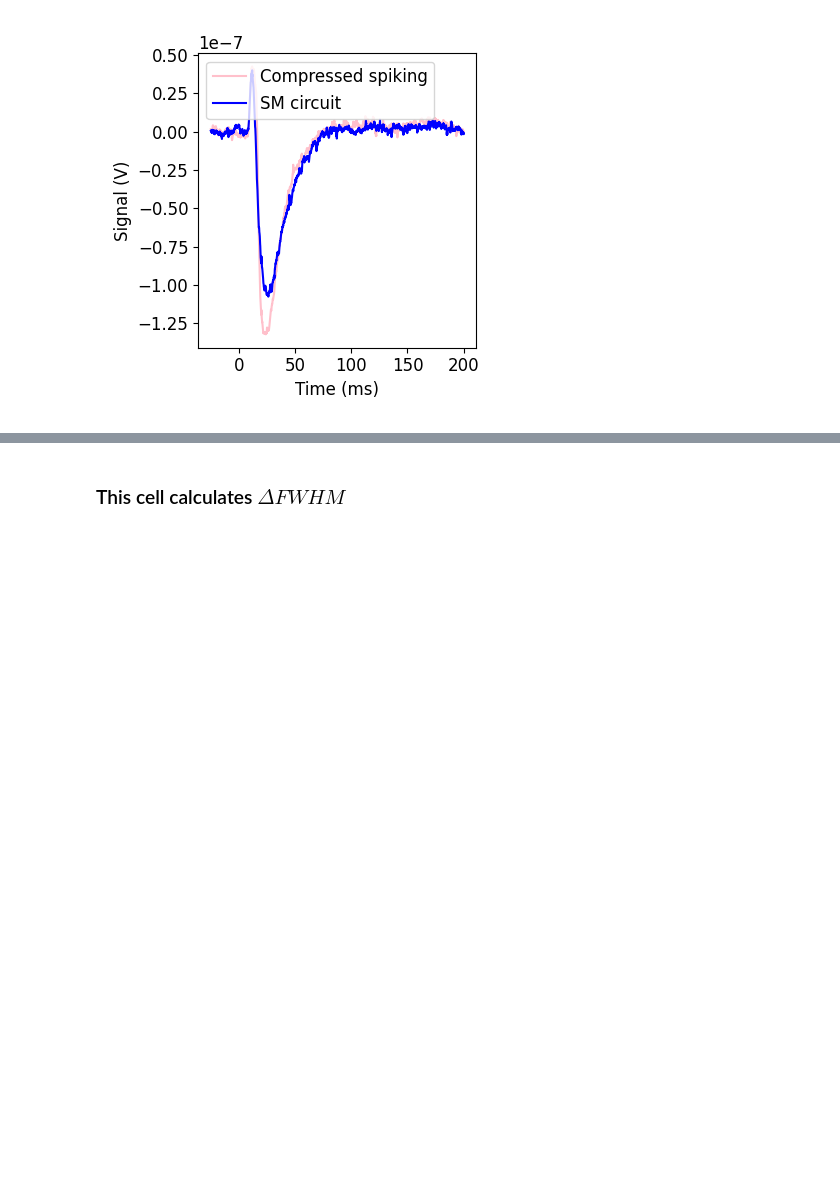
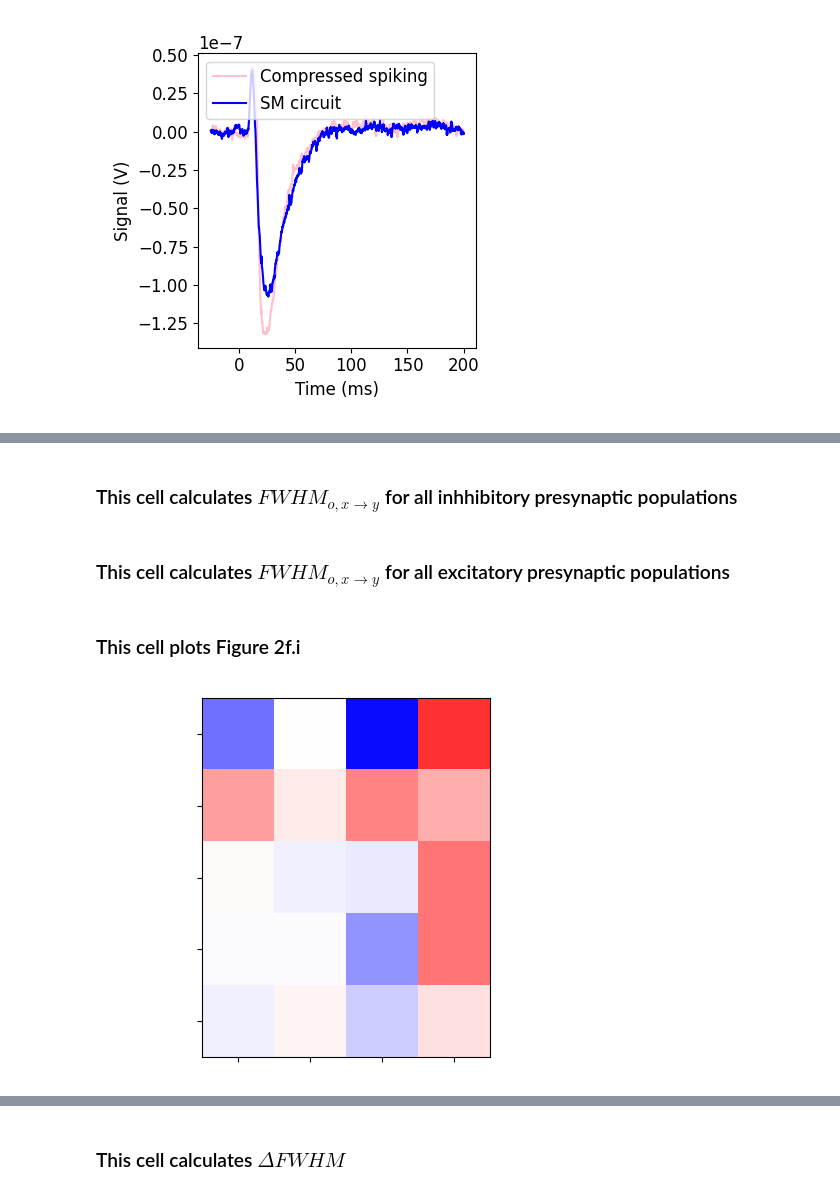
Before and after one commit to joseph-tharayil/whiskerFlick, a Jupyter notebook: MakeFigures.ipynb, the cells around one changed output, grey strips where cells are left out. Saved outputs shown, nothing was run; the diff lists cells and outputs as text; code cells hidden in the pictures; blank space fills up the shorter version.

```diff
--- a/MakeFigures.ipynb
+++ b/MakeFigures.ipynb
@@ -1370,0 +1426,4 @@ plt.savefig('../../figures/compressed.png',dpi=600)
+# %%
+forig = (FWHM(np.sum(mean_layer_original[0],axis=0)))
+# %% [markdown]
+### This cell calculates $FWHM_{o,x\rightarrow y}$ for all inhhibitory presynaptic populations
@@ -1370,0 +1464,2 @@ plt.savefig('../../figures/compressed.png',dpi=600)
+# %% [markdown]
+### This cell calculates $FWHM_{o,x\rightarrow y}$ for all excitatory presynaptic populations
@@ -1370,0 +1511,12 @@ plt.savefig('../../figures/compressed.png',dpi=600)
+# %% [markdown]
+### This cell plots Figure 2f.i
+# %%
+plt.figure(figsize=(5,4))
+ax = plt.gca()
+ax.set_xticklabels([])
+ax.set_yticklabels([])
+plt.imshow(forig-excitatoryf,vmin=-5,vmax=5,cmap='bwr')
+plt.tight_layout()
+plt.savefig('figures/fwhmorigexc.png')
+# %% [output]
+[figure, added]
```
Also changed, not shown: parts of 42 cells of this notebook.
